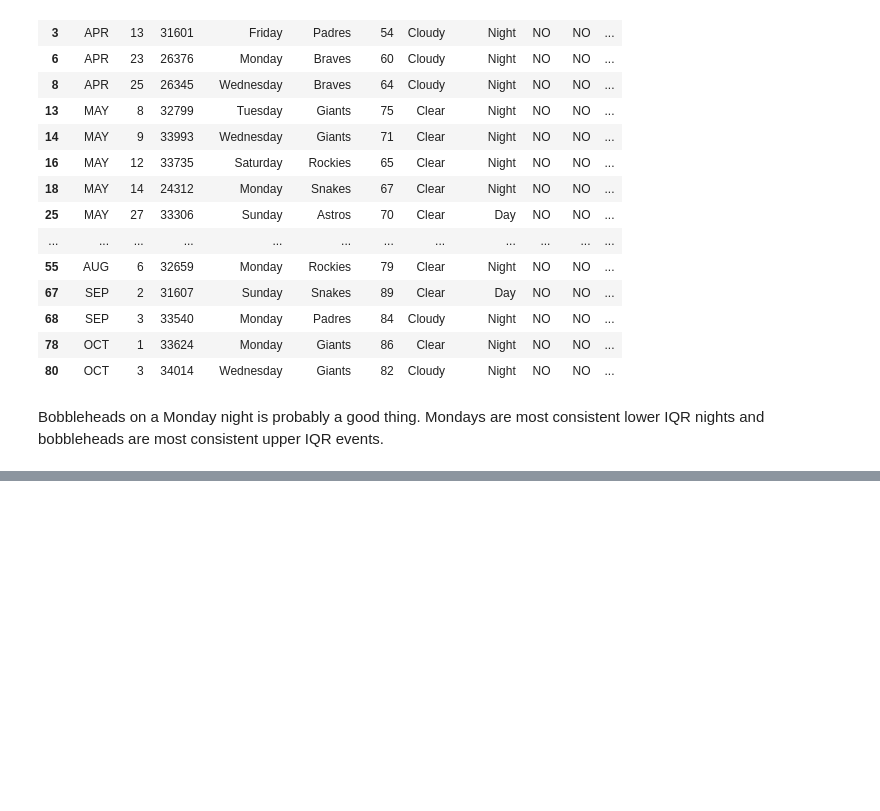
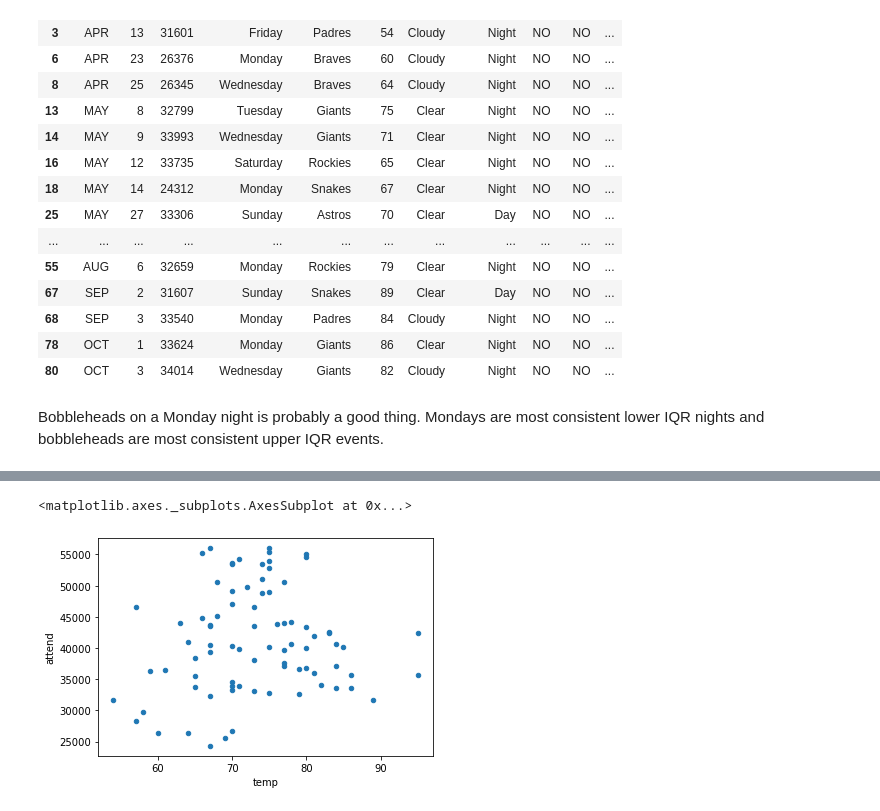
Before and after one commit to ramsey-king/DSC-630-Predictive-Analytics, a Jupyter notebook: Week-3/KingRamseyWeek3.ipynb, the cells around one changed output, grey strips where cells are left out. Cells and saved outputs as stored; diff of their text form; code cells hidden in the pictures; blank space fills up the shorter version.

```diff
--- a/Week-3/KingRamseyWeek3.ipynb
+++ b/Week-3/KingRamseyWeek3.ipynb
@@ -110,0 +122,7 @@ Bobbleheads on a Monday night is probably a good thing. Mondays are most consist
+# %%
+# Temp vs attendance.
+
+dodgers_df.plot.scatter('temp', 'attend')
+# %% [output]
+<matplotlib.axes._subplots.AxesSubplot at 0x...>
+[figure, added]
```
Also changed, not shown: parts of 9 cells of this notebook.
